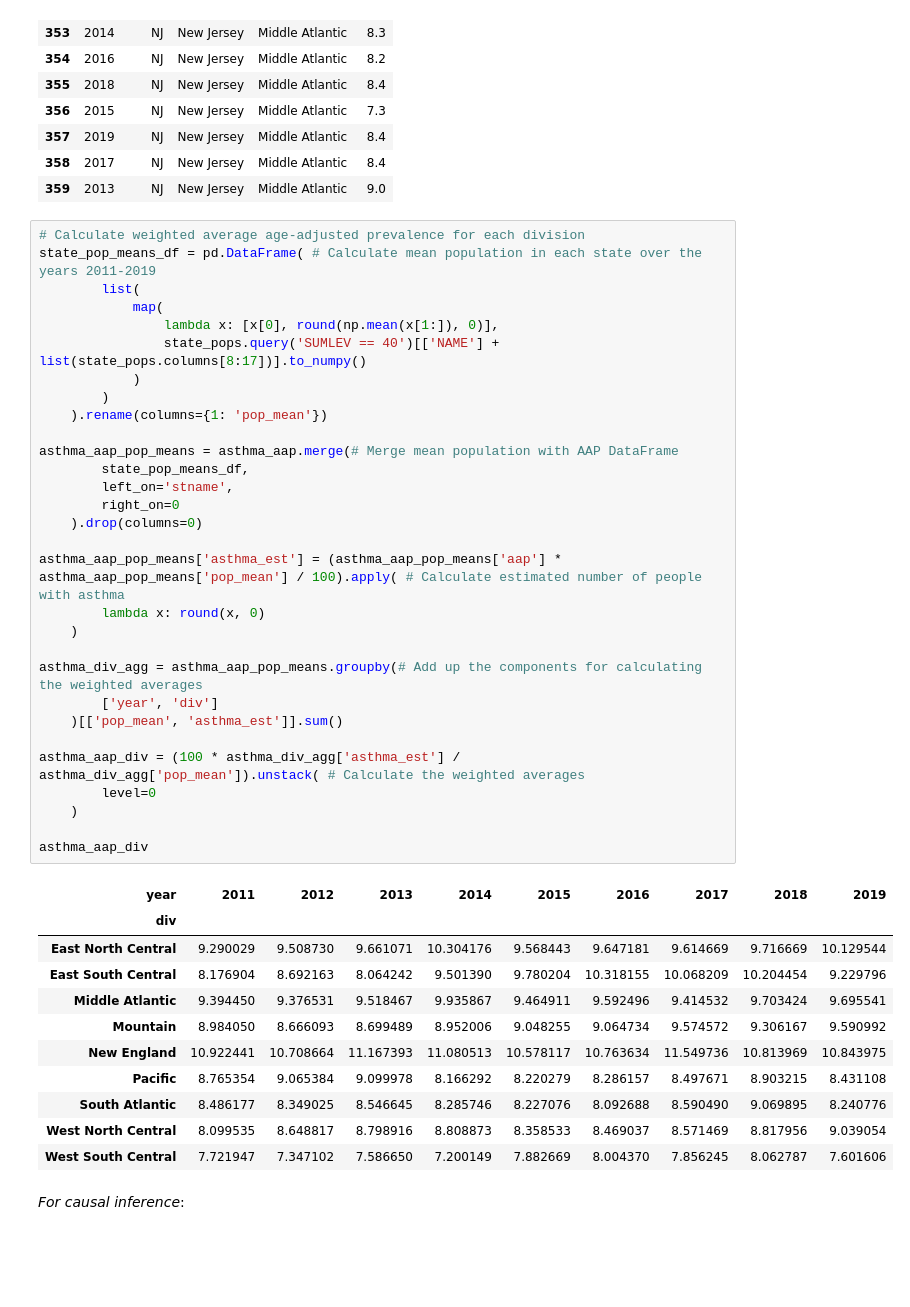
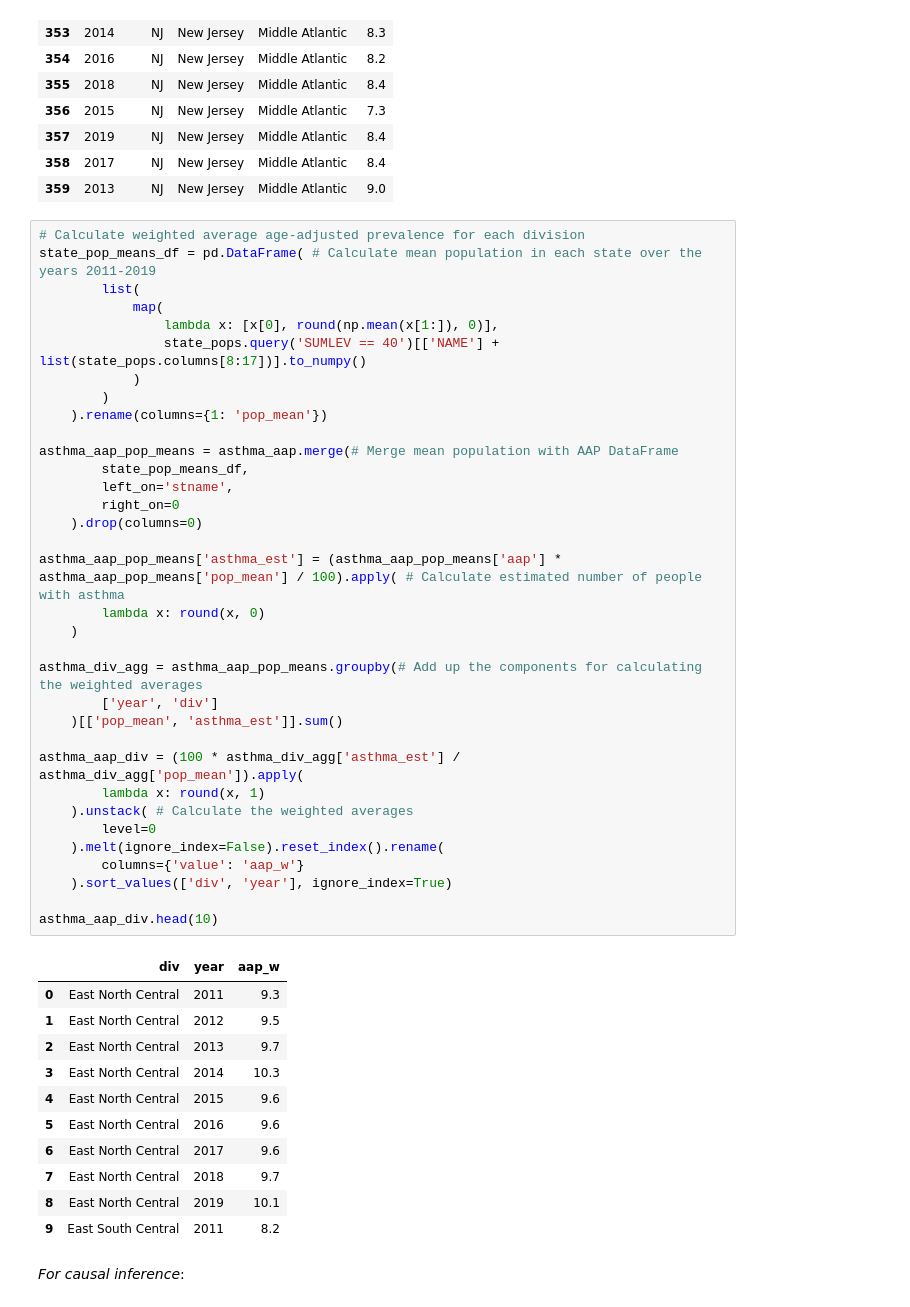
Before and after one commit to PowerOfAPoint/data102-fa21-final-proj, a Jupyter notebook: data102-steven.ipynb, the cells around one changed output. Saved outputs shown, nothing was run; the diff lists cells and outputs as text; blank space fills up the shorter version.

```diff
--- a/data102-steven.ipynb
+++ b/data102-steven.ipynb
@@ -74,45 +75,49 @@ asthma_aap.query('state == "NJ"')
 # %%
 # Calculate weighted average age-adjusted prevalence for each division
 state_pop_means_df = pd.DataFrame( # Calculate mean population in each state over the years 2011-2019
         list(
             map(
                 lambda x: [x[0], round(np.mean(x[1:]), 0)],
                 state_pops.query('SUMLEV == 40')[['NAME'] + list(state_pops.columns[8:17])].to_numpy()
             )
         )
     ).rename(columns={1: 'pop_mean'})
 
 asthma_aap_pop_means = asthma_aap.merge(# Merge mean population with AAP DataFrame
         state_pop_means_df,
         left_on='stname',
         right_on=0
     ).drop(columns=0)
 
 asthma_aap_pop_means['asthma_est'] = (asthma_aap_pop_means['aap'] * asthma_aap_pop_means['pop_mean'] / 100).apply( # Calculate estimated number of people with asthma
         lambda x: round(x, 0)
     )
 
 asthma_div_agg = asthma_aap_pop_means.groupby(# Add up the components for calculating the weighted averages
         ['year', 'div']
     )[['pop_mean', 'asthma_est']].sum()
 
-asthma_aap_div = (100 * asthma_div_agg['asthma_est'] / asthma_div_agg['pop_mean']).unstack( # Calculate the weighted averages
+asthma_aap_div = (100 * asthma_div_agg['asthma_est'] / asthma_div_agg['pop_mean']).apply(
+        lambda x: round(x, 1)
+    ).unstack( # Calculate the weighted averages
         level=0
-    )
+    ).melt(ignore_index=False).reset_index().rename(
+        columns={'value': 'aap_w'}
+    ).sort_values(['div', 'year'], ignore_index=True)
 
-asthma_aap_div
+asthma_aap_div.head(10)
 # %% [output]
-| year | 2011 | 2012 | 2013 | 2014 | 2015 | 2016 | 2017 | 2018 | 2019 |
-| div |  |  |  |  |  |  |  |  |  |
-| East North Central | 9.290029 | 9.508730 | 9.661071 | 10.304176 | 9.568443 | 9.647181 | 9.614669 | 9.716669 | 10.129544 |
-| East South Central | 8.176904 | 8.692163 | 8.064242 | 9.501390 | 9.780204 | 10.318155 | 10.068209 | 10.204454 | 9.229796 |
-| Middle Atlantic | 9.394450 | 9.376531 | 9.518467 | 9.935867 | 9.464911 | 9.592496 | 9.414532 | 9.703424 | 9.695541 |
-| Mountain | 8.984050 | 8.666093 | 8.699489 | 8.952006 | 9.048255 | 9.064734 | 9.574572 | 9.306167 | 9.590992 |
-| New England | 10.922441 | 10.708664 | 11.167393 | 11.080513 | 10.578117 | 10.763634 | 11.549736 | 10.813969 | 10.843975 |
-| Pacific | 8.765354 | 9.065384 | 9.099978 | 8.166292 | 8.220279 | 8.286157 | 8.497671 | 8.903215 | 8.431108 |
-| South Atlantic | 8.486177 | 8.349025 | 8.546645 | 8.285746 | 8.227076 | 8.092688 | 8.590490 | 9.069895 | 8.240776 |
-| West North Central | 8.099535 | 8.648817 | 8.798916 | 8.808873 | 8.358533 | 8.469037 | 8.571469 | 8.817956 | 9.039054 |
-| West South Central | 7.721947 | 7.347102 | 7.586650 | 7.200149 | 7.882669 | 8.004370 | 7.856245 | 8.062787 | 7.601606 |
+|  | div | year | aap_w |
+| 0 | East North Central | 2011 | 9.3 |
+| 1 | East North Central | 2012 | 9.5 |
+| 2 | East North Central | 2013 | 9.7 |
+| 3 | East North Central | 2014 | 10.3 |
+| 4 | East North Central | 2015 | 9.6 |
+| 5 | East North Central | 2016 | 9.6 |
+| 6 | East North Central | 2017 | 9.6 |
+| 7 | East North Central | 2018 | 9.7 |
+| 8 | East North Central | 2019 | 10.1 |
+| 9 | East South Central | 2011 | 8.2 |
 # %% [markdown]
 *For causal inference*:
 # %%
```
Also changed, not shown: parts of 16 cells of this notebook, 1 other file.
